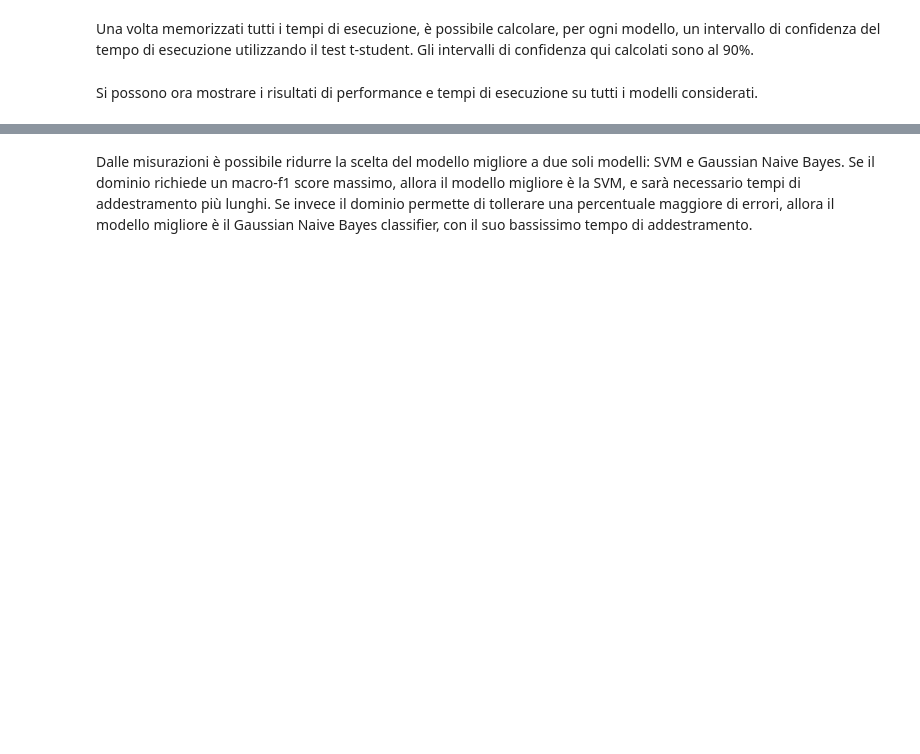
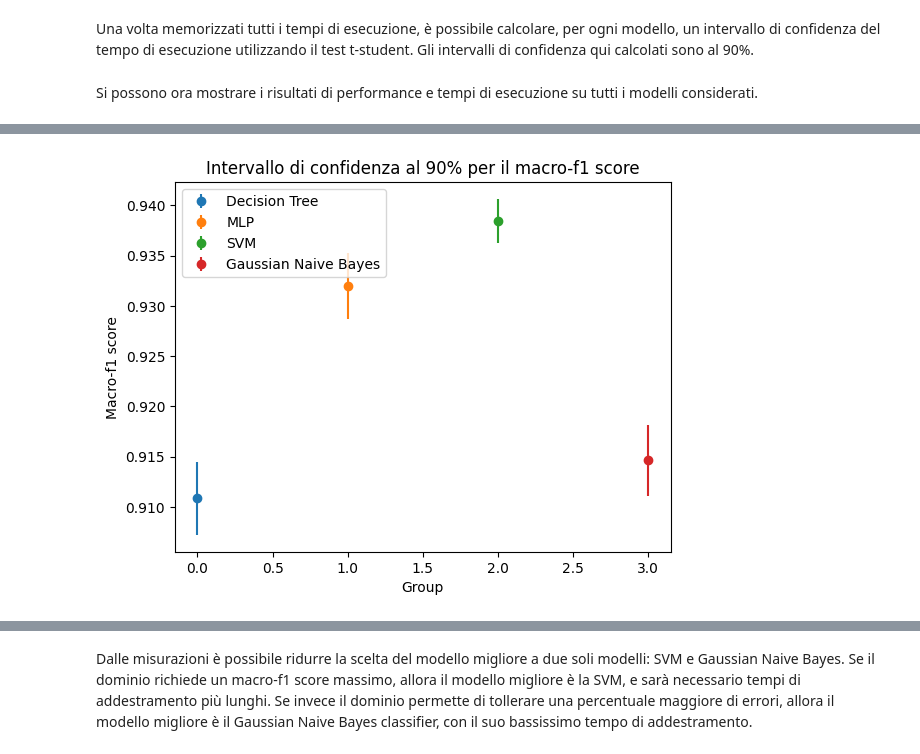
Before and after one commit to mattia010/dry_beans_ML, a Jupyter notebook: dry_beans_notebook.ipynb, the cells around one changed output, grey strips where cells are left out. Saved outputs shown, nothing was run; the diff lists cells and outputs as text; code cells hidden in the pictures; blank space fills up the shorter version.

```diff
--- a/dry_beans_notebook.ipynb
+++ b/dry_beans_notebook.ipynb
@@ -559,0 +560,14 @@ Gaussian Naive Bayes -- (5, 6)
+# %%
+plt.errorbar(0, np.mean(tree_stratified), yerr=(st_perf_tree[1] - st_perf_tree[0])/2, fmt='o', label='Decision Tree')
+plt.errorbar(1, np.mean(mlp_stratified), yerr=(st_perf_mlp[1] - st_perf_mlp[0])/2, fmt='o', label='MLP')
+plt.errorbar(2, np.mean(svm_stratified), yerr=(st_perf_svm[1] - st_perf_svm[0])/2, fmt='o', label='SVM')
+plt.errorbar(3, np.mean(gnb_stratified), yerr=(st_perf_gnb[1] - st_perf_gnb[0])/2, fmt='o', label='Gaussian Naive Bayes')
+
+plt.xlabel('Group')
+plt.ylabel('Macro-f1 score')
+plt.title('Intervallo di confidenza al {:.0f}% per il macro-f1 score'.format(perf_confidence * 100))
+
+plt.legend()
+plt.show()
+# %% [output]
+[figure, added]
```
Also changed, not shown: parts of 5 cells of this notebook, 9 other files.
